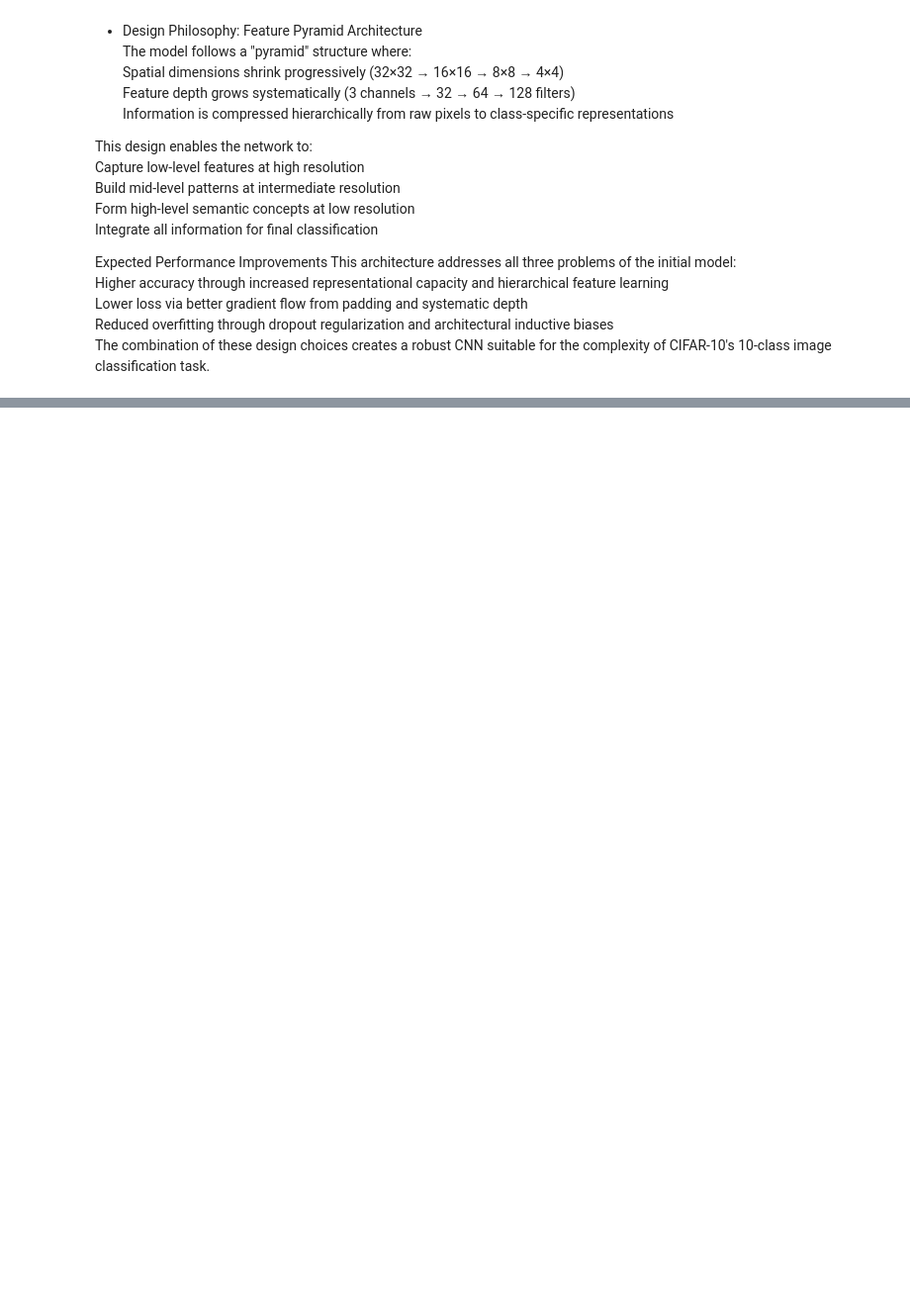
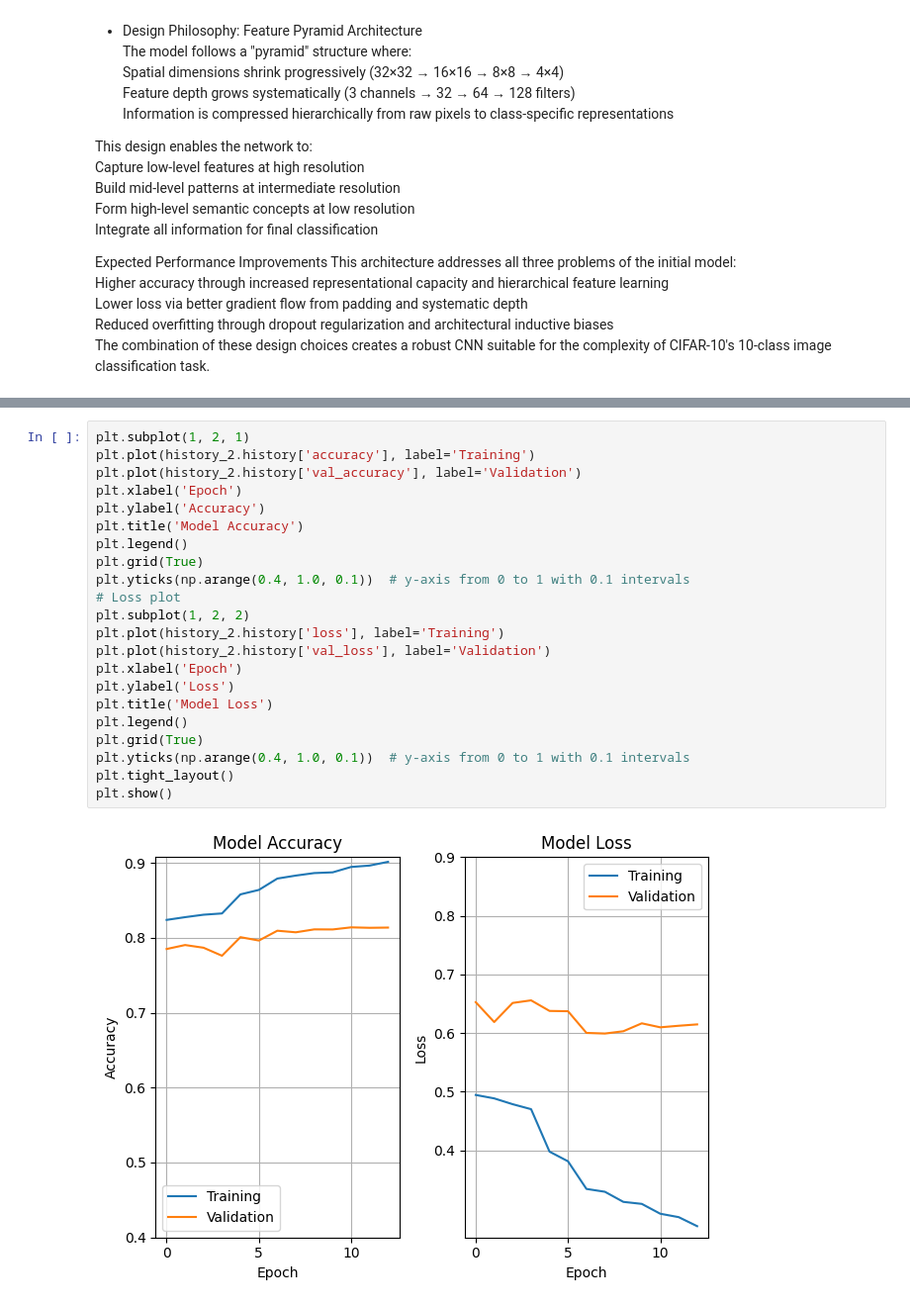
Before and after one commit to HelenaGomezV/project-deep-learning-image-classification-with-cnn-and-transfer-learning, a Jupyter notebook: image_classification_project.ipynb, the cells around one changed output, grey strips where cells are left out. Shown: that part at 99% size. Drawn from its saved outputs; the diff is of its cells as text; blank space fills up the shorter version.

```diff
--- a/image_classification_project.ipynb
+++ b/image_classification_project.ipynb
@@ -485,0 +477,24 @@ The graph shows that the model is still learning. Therefore we could improve the
+# %%
+plt.subplot(1, 2, 1)
+plt.plot(history_2.history['accuracy'], label='Training')
+plt.plot(history_2.history['val_accuracy'], label='Validation')
+plt.xlabel('Epoch')
+plt.ylabel('Accuracy')
+plt.title('Model Accuracy')
+plt.legend()
+plt.grid(True)
+plt.yticks(np.arange(0.4, 1.0, 0.1))  # y-axis from 0 to 1 with 0.1 intervals
+# Loss plot
+plt.subplot(1, 2, 2)
+plt.plot(history_2.history['loss'], label='Training')
+plt.plot(history_2.history['val_loss'], label='Validation')
+plt.xlabel('Epoch')
+plt.ylabel('Loss')
+plt.title('Model Loss')
+plt.legend()
+plt.grid(True)
+plt.yticks(np.arange(0.4, 1.0, 0.1))  # y-axis from 0 to 1 with 0.1 intervals
+plt.tight_layout()
+plt.show()
+# %% [output]
+[figure, added]
```
Also changed, not shown: parts of 23 cells of this notebook.
